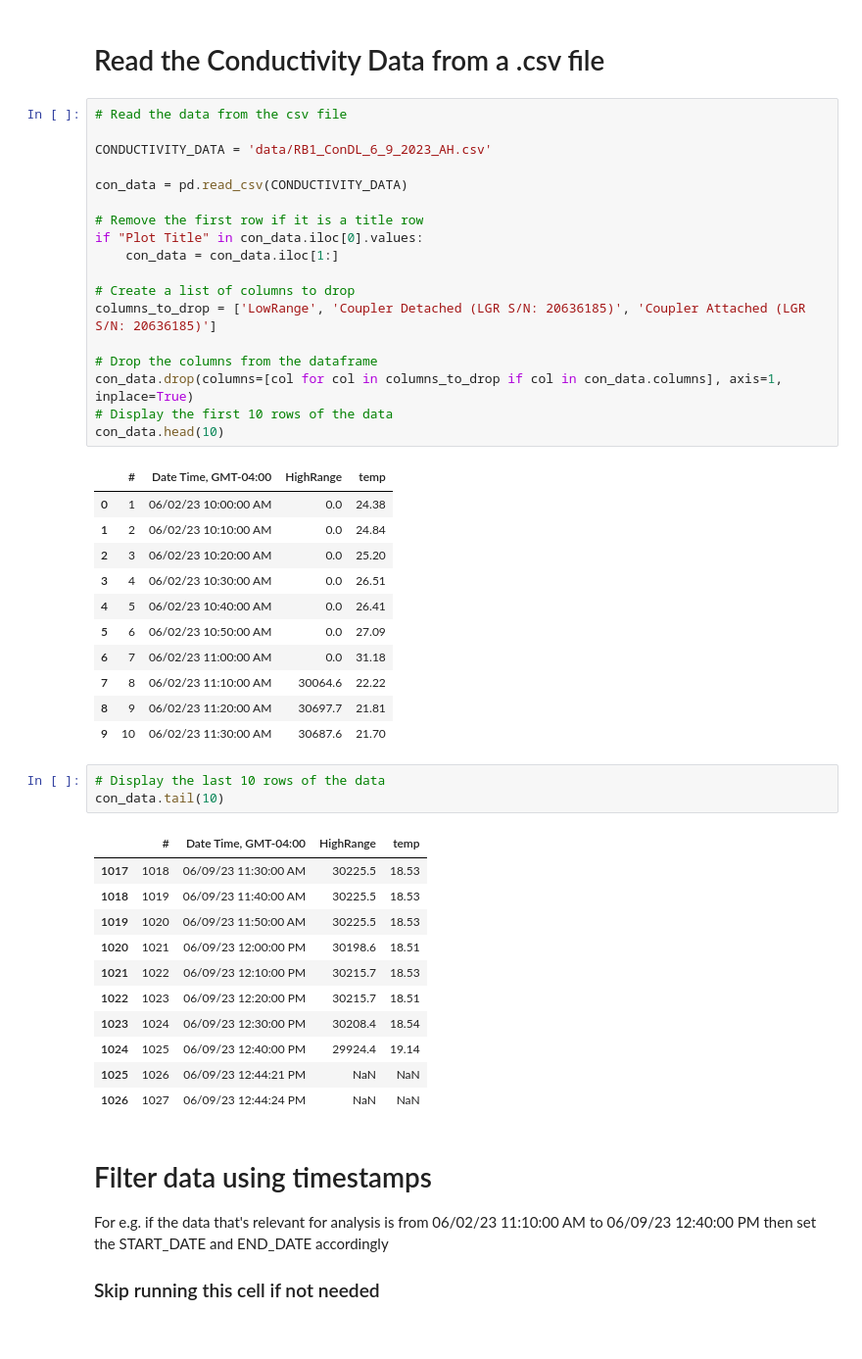
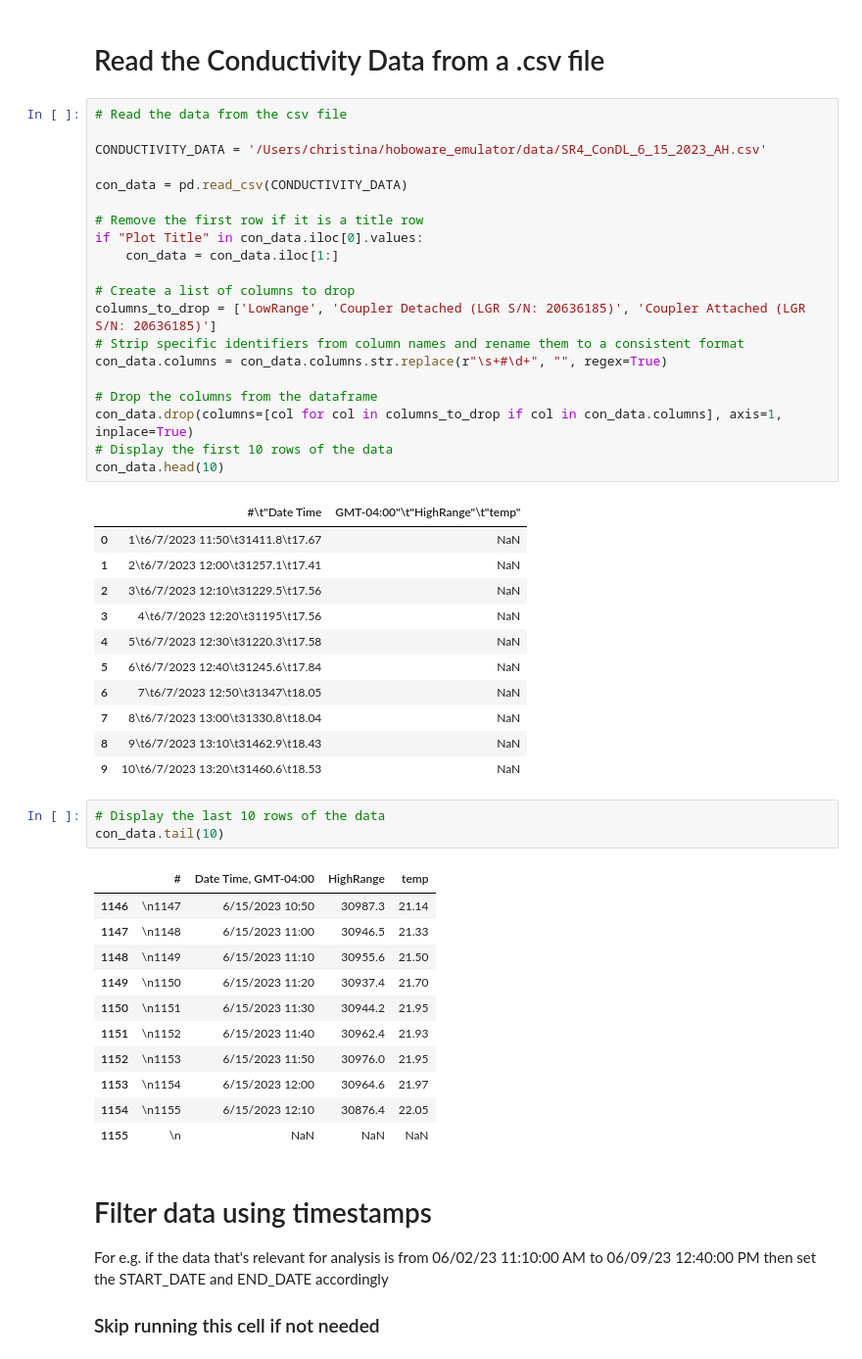
Before and after one commit to tnmygrwl/hoboware_emulator, a Jupyter notebook: hoboware_emulator.ipynb, the cells around one changed output. Shown: that part at 98% size. Drawn from its saved outputs; the diff is of its cells as text.

Commit message:
feat: auto UTF-8/ISO detect, standardize cols; fix: bugs with date/time

```diff
--- a/hoboware_emulator.ipynb
+++ b/hoboware_emulator.ipynb
@@ -39,48 +51,50 @@ To: /Users/christina/hoboware_emulator/data/test_file.csv
 # %%
 # Read the data from the csv file
 
-CONDUCTIVITY_DATA = 'data/RB1_ConDL_6_9_2023_AH.csv'
+CONDUCTIVITY_DATA = '/Users/christina/hoboware_emulator/data/SR4_ConDL_6_15_2023_AH.csv'
 
 con_data = pd.read_csv(CONDUCTIVITY_DATA)
 
 # Remove the first row if it is a title row
 if "Plot Title" in con_data.iloc[0].values:
     con_data = con_data.iloc[1:]
 
 # Create a list of columns to drop
 columns_to_drop = ['LowRange', 'Coupler Detached (LGR S/N: 20636185)', 'Coupler Attached (LGR S/N: 20636185)']
+# Strip specific identifiers from column names and rename them to a consistent format
+con_data.columns = con_data.columns.str.replace(r"\s+#\d+", "", regex=True)
 
 # Drop the columns from the dataframe
 con_data.drop(columns=[col for col in columns_to_drop if col in con_data.columns], axis=1, inplace=True)
 # Display the first 10 rows of the data
 con_data.head(10)
 # %% [output]
-|  | # | Date Time, GMT-04:00 | HighRange | temp |
-| 0 | 1 | 06/02/23 10:00:00 AM | 0.0 | 24.38 |
-| 1 | 2 | 06/02/23 10:10:00 AM | 0.0 | 24.84 |
-| 2 | 3 | 06/02/23 10:20:00 AM | 0.0 | 25.20 |
-| 3 | 4 | 06/02/23 10:30:00 AM | 0.0 | 26.51 |
-| 4 | 5 | 06/02/23 10:40:00 AM | 0.0 | 26.41 |
-| 5 | 6 | 06/02/23 10:50:00 AM | 0.0 | 27.09 |
-| 6 | 7 | 06/02/23 11:00:00 AM | 0.0 | 31.18 |
-| 7 | 8 | 06/02/23 11:10:00 AM | 30064.6 | 22.22 |
-| 8 | 9 | 06/02/23 11:20:00 AM | 30697.7 | 21.81 |
-| 9 | 10 | 06/02/23 11:30:00 AM | 30687.6 | 21.70 |
+|  | #\t"Date Time | GMT-04:00"\t"HighRange"\t"temp" |
+| 0 | 1\t6/7/2023 11:50\t31411.8\t17.67 | NaN |
+| 1 | 2\t6/7/2023 12:00\t31257.1\t17.41 | NaN |
+| 2 | 3\t6/7/2023 12:10\t31229.5\t17.56 | NaN |
+| 3 | 4\t6/7/2023 12:20\t31195\t17.56 | NaN |
+| 4 | 5\t6/7/2023 12:30\t31220.3\t17.58 | NaN |
+| 5 | 6\t6/7/2023 12:40\t31245.6\t17.84 | NaN |
+| 6 | 7\t6/7/2023 12:50\t31347\t18.05 | NaN |
+| 7 | 8\t6/7/2023 13:00\t31330.8\t18.04 | NaN |
+| 8 | 9\t6/7/2023 13:10\t31462.9\t18.43 | NaN |
+| 9 | 10\t6/7/2023 13:20\t31460.6\t18.53 | NaN |
 # %%
 # Display the last 10 rows of the data
 con_data.tail(10)
 # %% [output]
 |  | # | Date Time, GMT-04:00 | HighRange | temp |
-| 1017 | 1018 | 06/09/23 11:30:00 AM | 30225.5 | 18.53 |
-| 1018 | 1019 | 06/09/23 11:40:00 AM | 30225.5 | 18.53 |
-| 1019 | 1020 | 06/09/23 11:50:00 AM | 30225.5 | 18.53 |
-| 1020 | 1021 | 06/09/23 12:00:00 PM | 30198.6 | 18.51 |
-| 1021 | 1022 | 06/09/23 12:10:00 PM | 30215.7 | 18.53 |
-| 1022 | 1023 | 06/09/23 12:20:00 PM | 30215.7 | 18.51 |
-| 1023 | 1024 | 06/09/23 12:30:00 PM | 30208.4 | 18.54 |
-| 1024 | 1025 | 06/09/23 12:40:00 PM | 29924.4 | 19.14 |
-| 1025 | 1026 | 06/09/23 12:44:21 PM | NaN | NaN |
-| 1026 | 1027 | 06/09/23 12:44:24 PM | NaN | NaN |
+| 1146 | \n1147 | 6/15/2023 10:50 | 30987.3 | 21.14 |
+| 1147 | \n1148 | 6/15/2023 11:00 | 30946.5 | 21.33 |
+| 1148 | \n1149 | 6/15/2023 11:10 | 30955.6 | 21.50 |
+| 1149 | \n1150 | 6/15/2023 11:20 | 30937.4 | 21.70 |
+| 1150 | \n1151 | 6/15/2023 11:30 | 30944.2 | 21.95 |
+| 1151 | \n1152 | 6/15/2023 11:40 | 30962.4 | 21.93 |
+| 1152 | \n1153 | 6/15/2023 11:50 | 30976.0 | 21.95 |
+| 1153 | \n1154 | 6/15/2023 12:00 | 30964.6 | 21.97 |
+| 1154 | \n1155 | 6/15/2023 12:10 | 30876.4 | 22.05 |
+| 1155 | \n | NaN | NaN | NaN |
 # %% [markdown]
 # Filter data using timestamps
 For e.g. if the data that's relevant for analysis is from 06/02/23 11:10:00 AM to 06/09/23 12:40:00 PM
```
Also changed, not shown: parts of 15 cells of this notebook.
